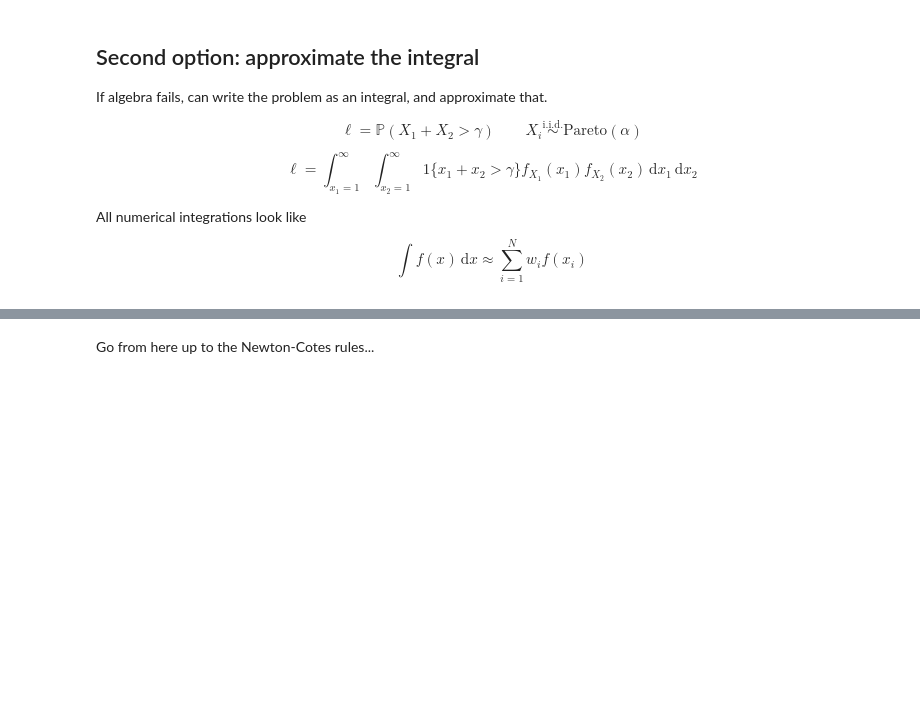
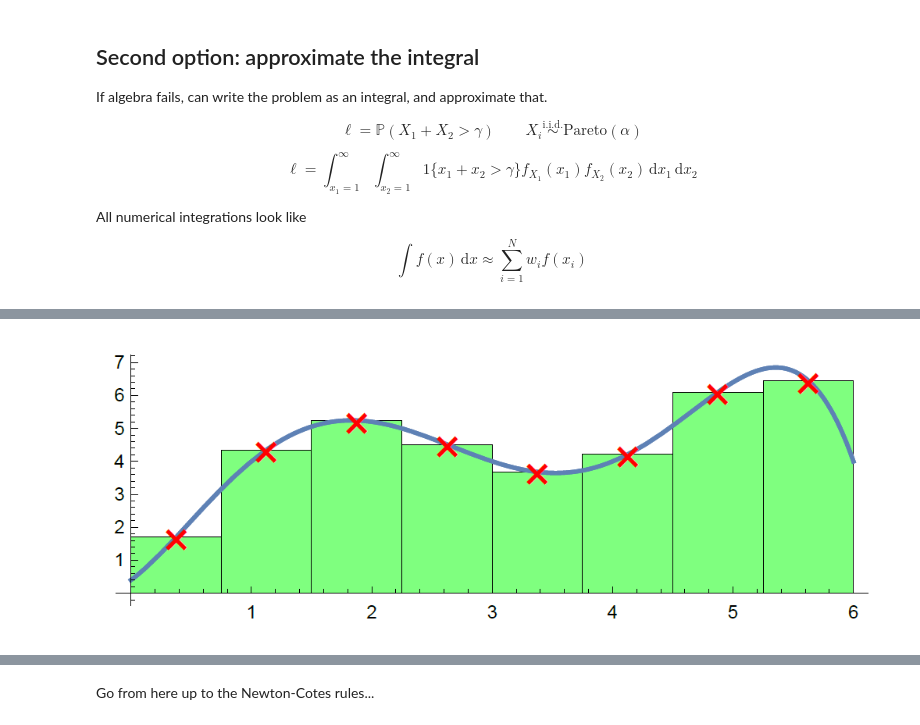
Before and after one commit to Pat-Laub/rare-events, a Jupyter notebook: slides/l1.ipynb, the cells around one changed output, grey strips where cells are left out. Saved outputs shown, nothing was run; the diff lists cells and outputs as text; code cells hidden in the pictures; blank space fills up the shorter version.

Commit message:
Added L2 slides. Added embedded images to L1 slides.

```diff
--- a/slides/l1.ipynb
+++ b/slides/l1.ipynb
@@ -211,3 +210,7 @@ $$ \int_a^b f(x) \,\mathrm{d} x \approx \sum_{i=1}^{n-1} f\left( \frac{x_i + x_{
+# %%
+Image("riemann.png")
+# %% [output]
+[figure, added]
 # %% [markdown]
 #### Trapezoidal rule approximation
 
```
Also changed, not shown: parts of 6 cells of this notebook, 5 other files.
